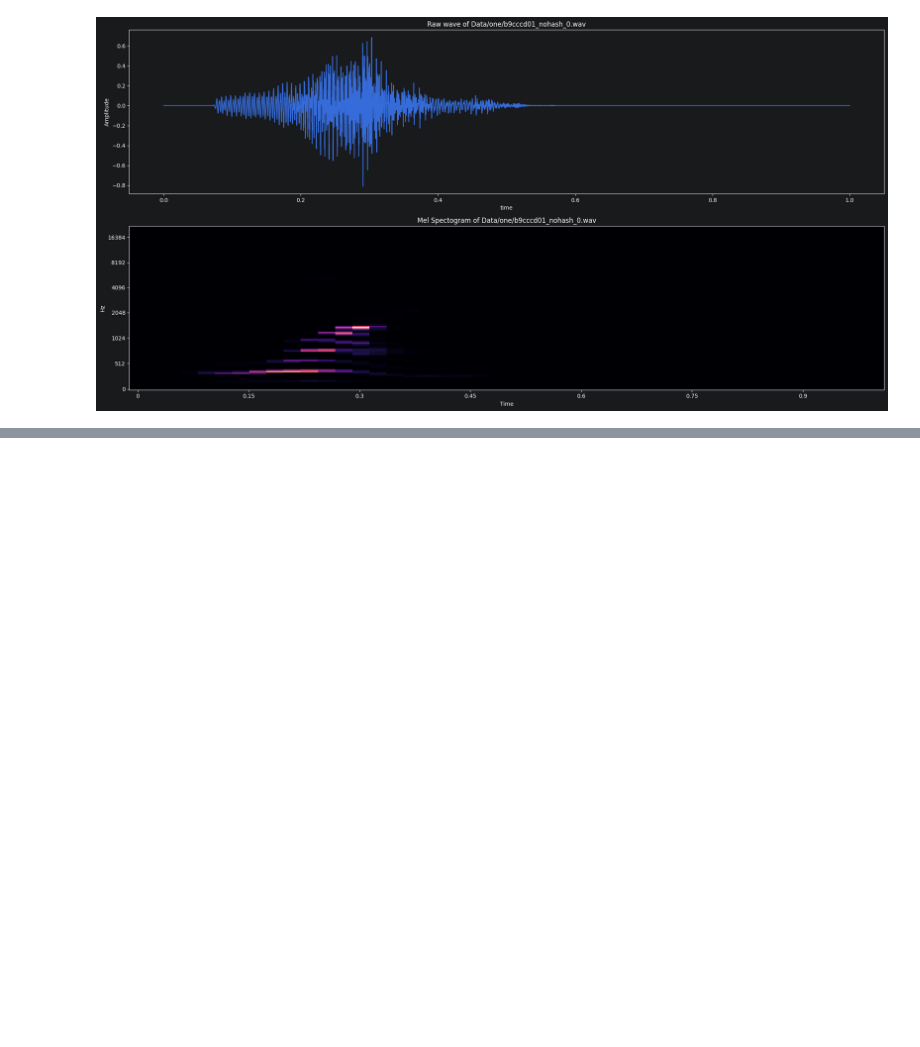
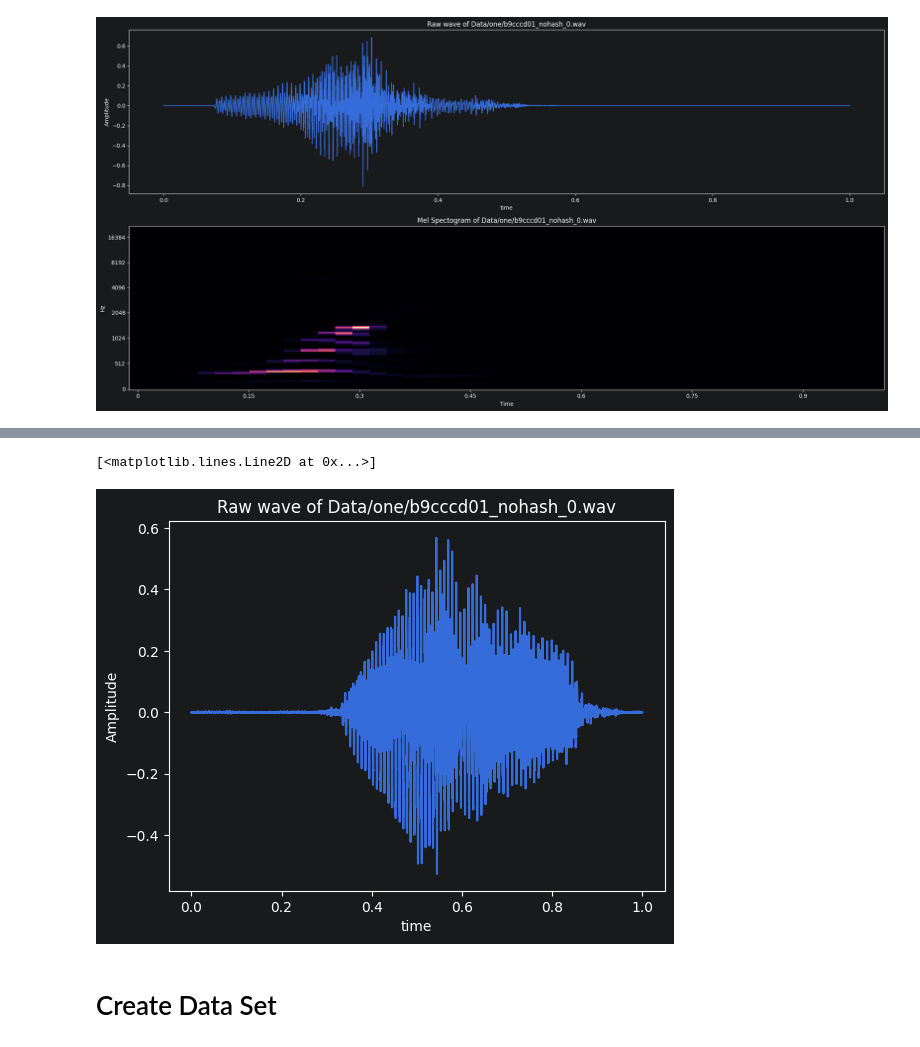
Before and after one commit to xXKeNdAmAmAsTeRXx/Deep_Learning_Labs, a Jupyter notebook: Lab8/AudioData_Preprocessing.ipynb, the cells around one changed output, grey strips where cells are left out. Cells and saved outputs as stored; diff of their text form; code cells hidden in the pictures; blank space fills up the shorter version.

```diff
--- a/Lab8/AudioData_Preprocessing.ipynb
+++ b/Lab8/AudioData_Preprocessing.ipynb
@@ -43,0 +116,13 @@ Audio(audio, rate=sr)
+# %%
+a, sr = librosa.load(os.path.join('Data', 'Digits', 'zero', '0b56bcfe_nohash_0.wav'), sr=8000)
+
+ax1 = plt.subplot()
+ax1.set_title(f'Raw wave of {sample_path}')
+ax1.set_xlabel('time')
+ax1.set_ylabel('Amplitude')
+ax1.plot(np.linspace(0, sr/len(a), sr), a)
+# %% [output]
+[<matplotlib.lines.Line2D at 0x...>]
+[figure, added]
+# %% [markdown]
+# Create Data Set
```
Also changed, not shown: parts of 4 cells of this notebook.
